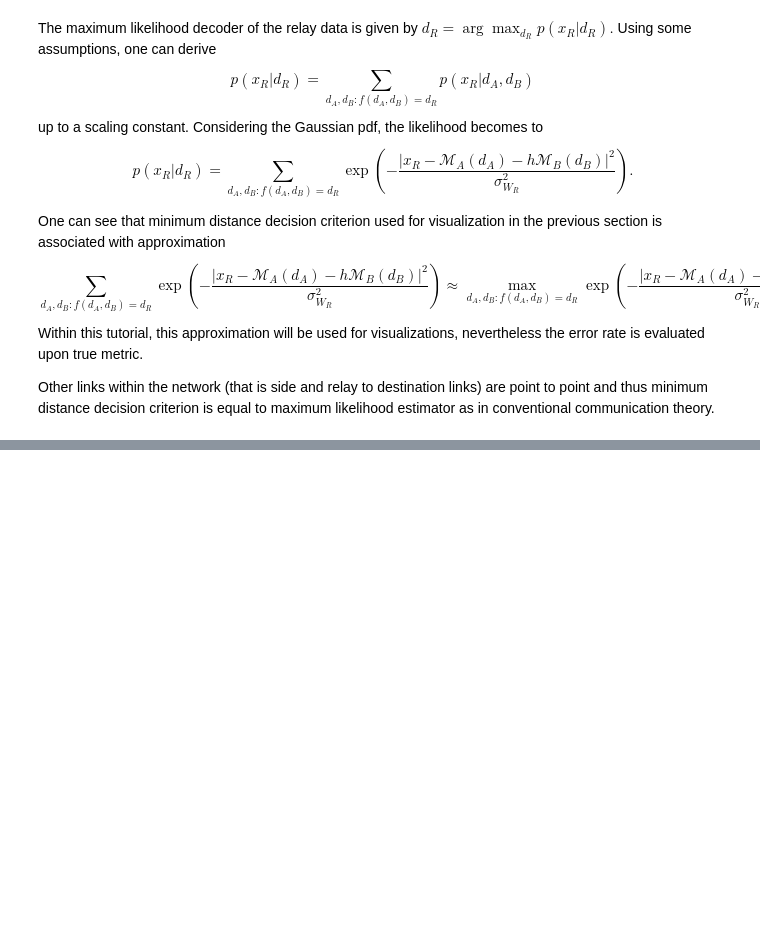
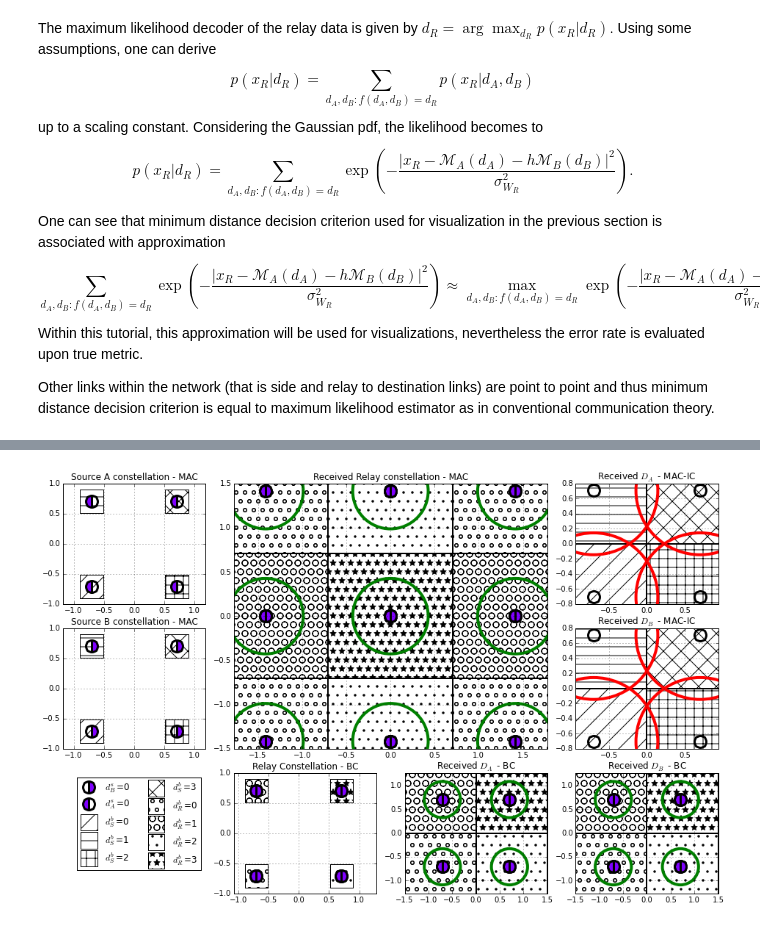
Before and after one commit to ProchazkaPavel/EURASIP_2017, a Jupyter notebook: web_pres/WNC_Demodulation.ipynb, the cells around one changed output, grey strips where cells are left out. Saved outputs shown, nothing was run; the diff lists cells and outputs as text; code cells hidden in the pictures; blank space fills up the shorter version.

```diff
--- a/web_pres/WNC_Demodulation.ipynb
+++ b/web_pres/WNC_Demodulation.ipynb
@@ -85,0 +74,7 @@ draw_Constellations_IC_withErrCirc(Nb, Ns, h, gMAC, gBC, gHSI)
+# %%
+# Pure wireless network coding (insufficient site link strength)
+Nb = 2
+Ns = 0
+draw_Constellations_IC_withErrCirc(Nb, Ns, h, gMAC, gBC, gHSI)
+# %% [output]
+[figure, added]
```
Also changed, not shown: parts of 19 cells of this notebook, 3 other files.
